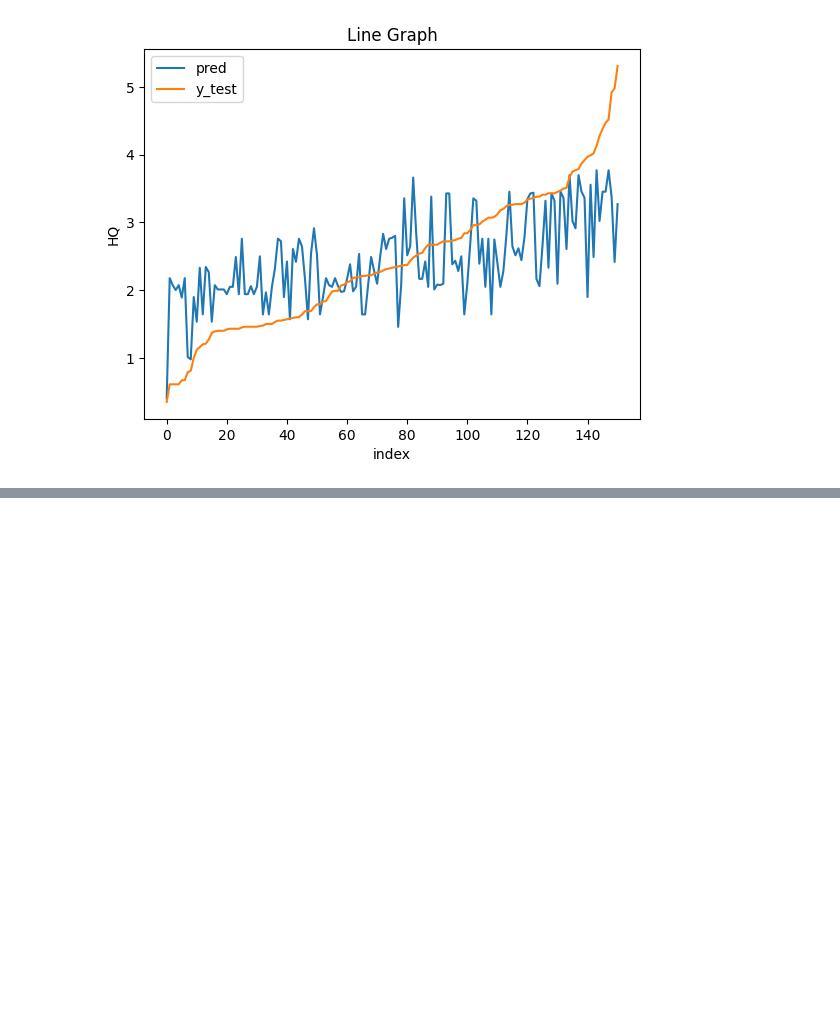
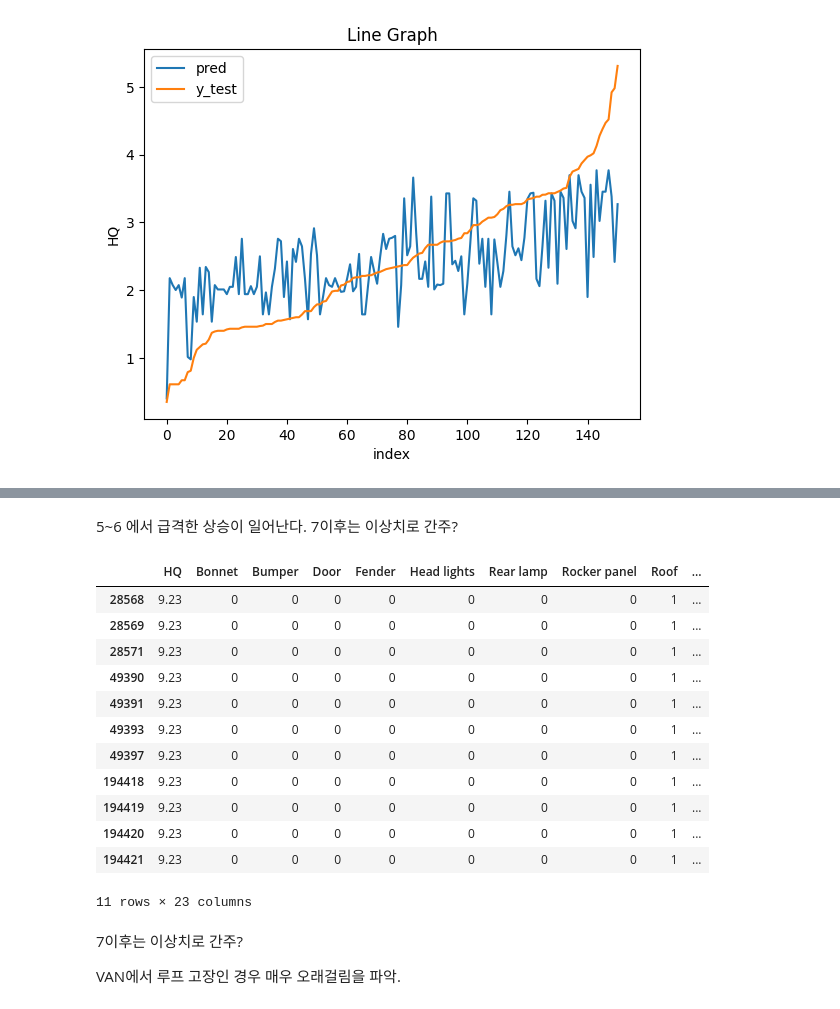
Before and after one commit to khun0115/Final_Project, a Jupyter notebook: TalkFile_HQ 예측 머신러닝.ipynb.ipynb, the cells around one changed output, grey strips where cells are left out. Drawn from its saved outputs; the diff is of its cells as text; code cells hidden in the pictures; blank space fills up the shorter version.

```diff
--- a/TalkFile_HQ 예측 머신러닝.ipynb.ipynb
+++ b/TalkFile_HQ 예측 머신러닝.ipynb.ipynb
@@ -539,0 +651,23 @@ plt.show()
+# %% [markdown]
+5~6 에서 급격한 상승이 일어난다.
+7이후는 이상치로 간주?
+# %%
+HQ_coating_ML[HQ_coating_ML['HQ'] >= 7]
+# %% [output]
+|  | HQ | Bonnet | Bumper | Door | Fender | Head lights | Rear lamp | Rocker panel | Roof | ... |
+| 28568 | 9.23 | 0 | 0 | 0 | 0 | 0 | 0 | 0 | 1 | ... |
+| 28569 | 9.23 | 0 | 0 | 0 | 0 | 0 | 0 | 0 | 1 | ... |
+| 28571 | 9.23 | 0 | 0 | 0 | 0 | 0 | 0 | 0 | 1 | ... |
+| 49390 | 9.23 | 0 | 0 | 0 | 0 | 0 | 0 | 0 | 1 | ... |
+| 49391 | 9.23 | 0 | 0 | 0 | 0 | 0 | 0 | 0 | 1 | ... |
+| 49393 | 9.23 | 0 | 0 | 0 | 0 | 0 | 0 | 0 | 1 | ... |
+| 49397 | 9.23 | 0 | 0 | 0 | 0 | 0 | 0 | 0 | 1 | ... |
+| 194418 | 9.23 | 0 | 0 | 0 | 0 | 0 | 0 | 0 | 1 | ... |
+| 194419 | 9.23 | 0 | 0 | 0 | 0 | 0 | 0 | 0 | 1 | ... |
+| 194420 | 9.23 | 0 | 0 | 0 | 0 | 0 | 0 | 0 | 1 | ... |
+| 194421 | 9.23 | 0 | 0 | 0 | 0 | 0 | 0 | 0 | 1 | ... |
+11 rows × 23 columns
+# %% [markdown]
+7이후는 이상치로 간주?
+
+VAN에서 루프 고장인 경우 매우 오래걸림을 파악.
```
Also changed, not shown: parts of 11 cells of this notebook.
